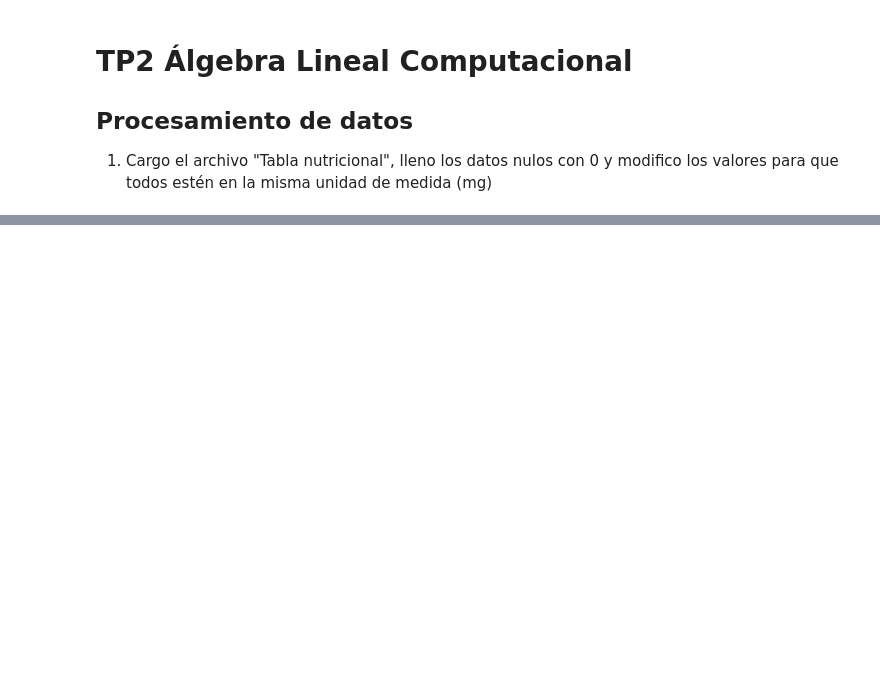
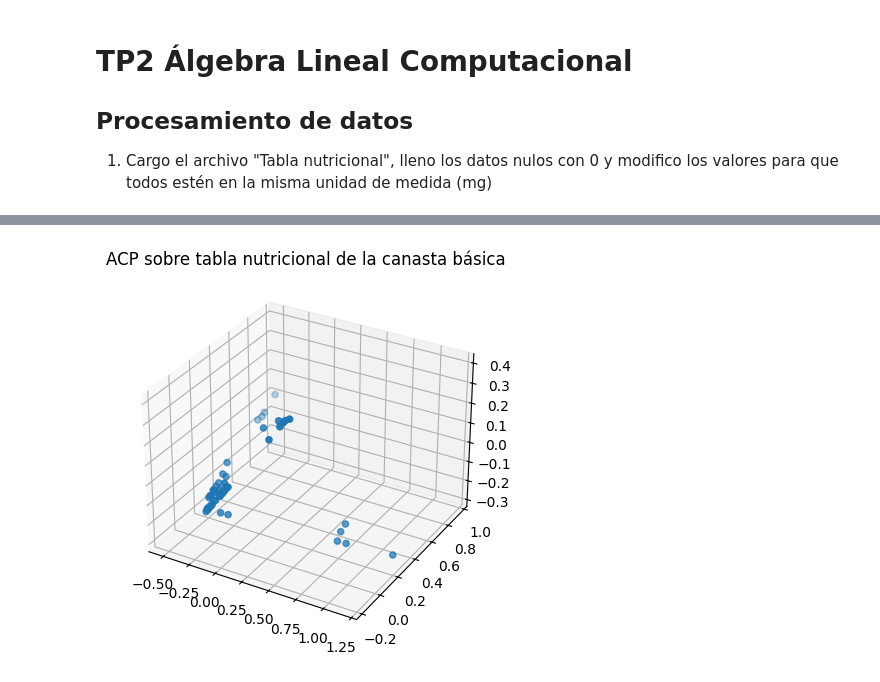
Before and after one commit to r3ch1rd/TP2alc, a Jupyter notebook: TP2alc.ipynb, the cells around one changed output, grey strips where cells are left out. Drawn from its saved outputs; the diff is of its cells as text; code cells hidden in the pictures; blank space fills up the shorter version.

```diff
--- a/TP2alc.ipynb
+++ b/TP2alc.ipynb
@@ -66,0 +70,7 @@ def cumpleMargen(data):
+# %%
+#Modifico la tabla para que me muestre los nutrientes por gramo
+cantidades = tn[tn.columns[1]]
+tn0 = tn.copy()
+for i in range(tn.shape[0]):
+    tn0.iloc[i,1:] = tn0.iloc[i,1:]/cantidades[i]
+tn0.head()
@@ -66,0 +84,20 @@ def cumpleMargen(data):
+# %%
+#
+tnMedias = np.mean(tn0.iloc[:,2:], axis=0)
+tnCentrado = tn0.iloc[:,2:]
+for i in range(tnCentrado.shape[1]):
+    tnCentrado[tnCentrado.columns[i]] = tnCentrado[tnCentrado.columns[i]] - tnMedias[i]
+# %%
+#
+U, S, Vt = np.linalg.svd(tnCentrado)
+V_reducido = Vt[:3,:]
+
+tnProyecciones = np.dot(tnCentrado,V_reducido.T)
+
+fig = plt.figure()
+ax = fig.add_subplot(projection='3d')
+ax.scatter(tnProyecciones[:,0],tnProyecciones[:,1],tnProyecciones[:,2])
+ax.set_title("ACP sobre tabla nutricional de la canasta básica")
+plt.show()
+# %% [output]
+[figure, added]
```
Also changed, not shown: parts of 3 cells of this notebook.
